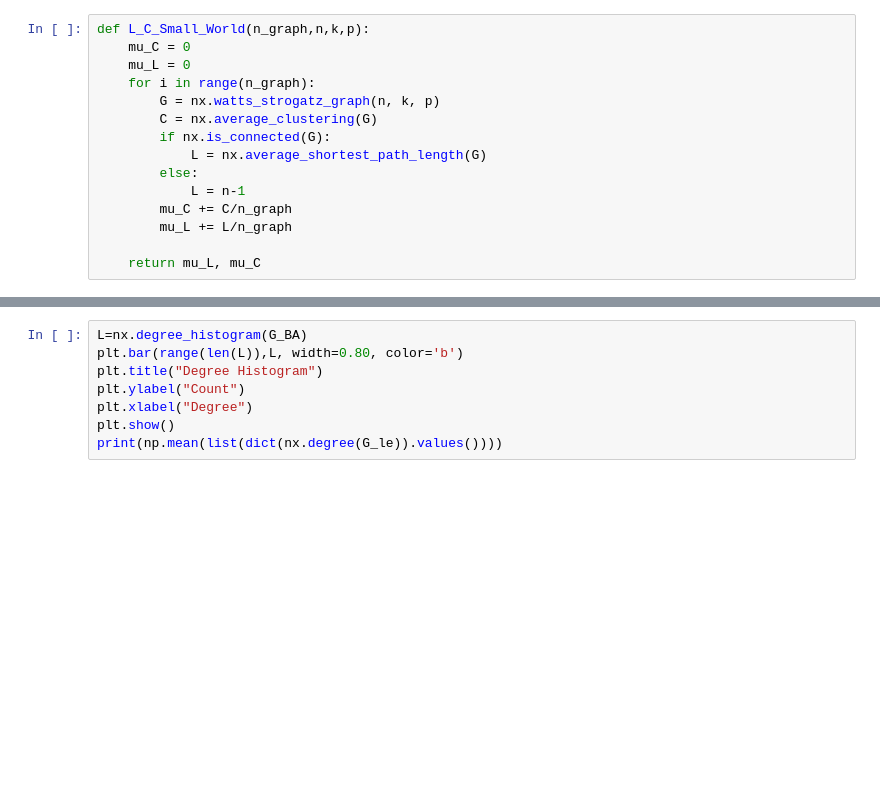
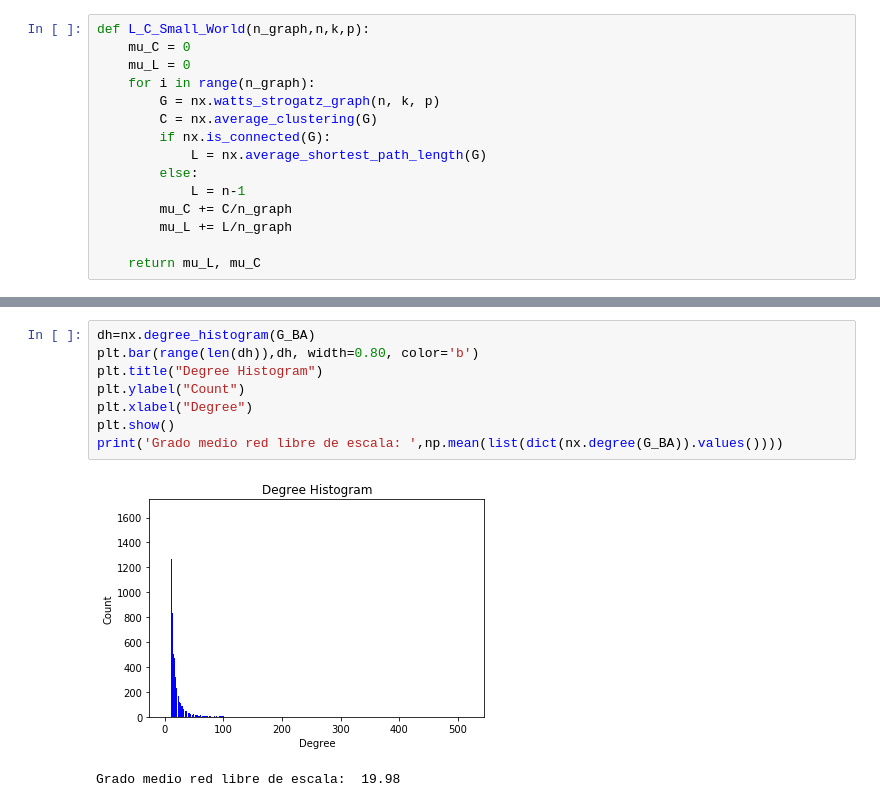
Before and after one commit to Huertas97/CRRTT_practicas, a Jupyter notebook: Practica 2/Practica_2.ipynb, the cells around one changed output, grey strips where cells are left out. Cells and saved outputs as stored; diff of their text form; blank space fills up the shorter version.

Commit message:
Adyacency list de grafo barabasi y aleatorio, primera version notebook entrega

```diff
--- a/Practica 2/Practica_2.ipynb
+++ b/Practica 2/Practica_2.ipynb
@@ -152,9 +229,12 @@ L = nx.average_shortest_path_length(G_BA)
 # %%
-L=nx.degree_histogram(G_BA)
-plt.bar(range(len(L)),L, width=0.80, color='b')
+dh=nx.degree_histogram(G_BA)
+plt.bar(range(len(dh)),dh, width=0.80, color='b')
 plt.title("Degree Histogram")
 plt.ylabel("Count")
 plt.xlabel("Degree")
 plt.show()
-print(np.mean(list(dict(nx.degree(G_le)).values())))
+print('Grado medio red libre de escala: ',np.mean(list(dict(nx.degree(G_BA)).values())))
+# %% [output]
+[figure, added]
+Grado medio red libre de escala:  19.98
 # %%
```
Also changed, not shown: parts of 39 cells of this notebook, 3 other files.
